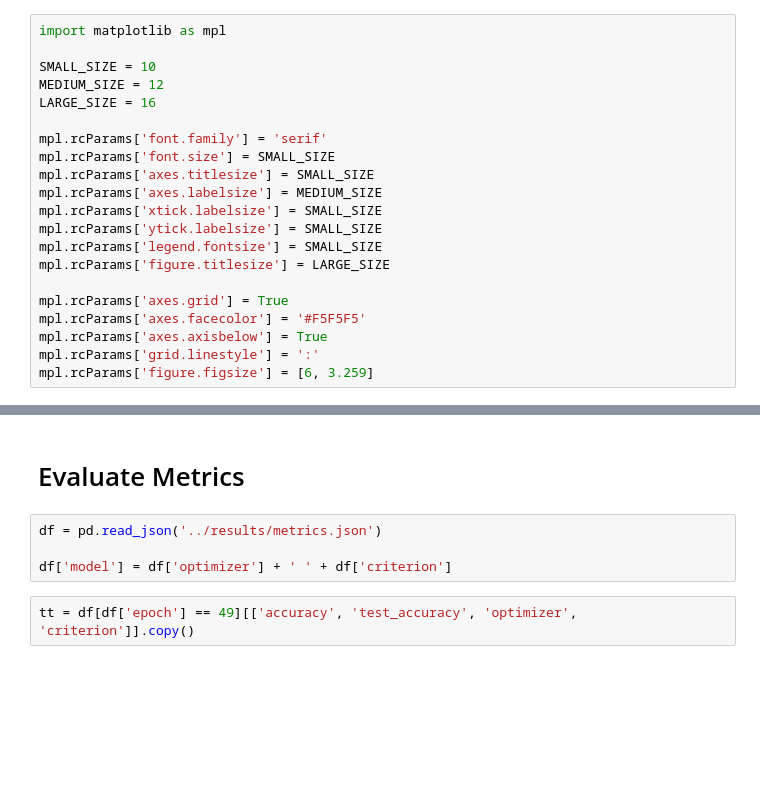
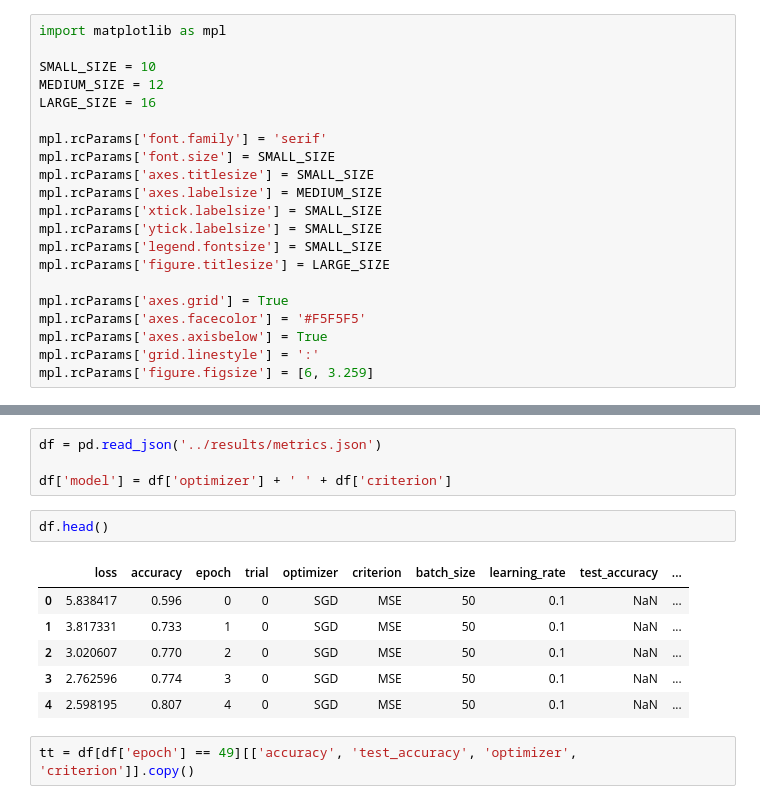
Before and after one commit to arnauddhaene/deep-learning-mini-projects-ee559, a Jupyter notebook: Proj2/notebooks/sandbox.ipynb, the cells around one changed output, grey strips where cells are left out. Drawn from its saved outputs; the diff is of its cells as text; blank space fills up the shorter version.

```diff
--- a/Proj2/notebooks/sandbox.ipynb
+++ b/Proj2/notebooks/sandbox.ipynb
@@ -51,9 +111,16 @@ sns.scatterplot(data=df, x='x', y='y', hue='target')
-# %% [markdown]
-# Evaluate Metrics
 # %%
 df = pd.read_json('../results/metrics.json')
 
 df['model'] = df['optimizer'] + ' ' + df['criterion']
+# %%
+df.head()
+# %% [output]
+|  | loss | accuracy | epoch | trial | optimizer | criterion | batch_size | learning_rate | test_accuracy | ... |
+| 0 | 5.838417 | 0.596 | 0 | 0 | SGD | MSE | 50 | 0.1 | NaN | ... |
+| 1 | 3.817331 | 0.733 | 1 | 0 | SGD | MSE | 50 | 0.1 | NaN | ... |
+| 2 | 3.020607 | 0.770 | 2 | 0 | SGD | MSE | 50 | 0.1 | NaN | ... |
+| 3 | 2.762596 | 0.774 | 3 | 0 | SGD | MSE | 50 | 0.1 | NaN | ... |
+| 4 | 2.598195 | 0.807 | 4 | 0 | SGD | MSE | 50 | 0.1 | NaN | ... |
 # %%
 tt = df[df['epoch'] == 49][['accuracy', 'test_accuracy', 'optimizer', 'criterion']].copy()
 # %%
```
Also changed, not shown: parts of 20 cells of this notebook, 2 other files.
